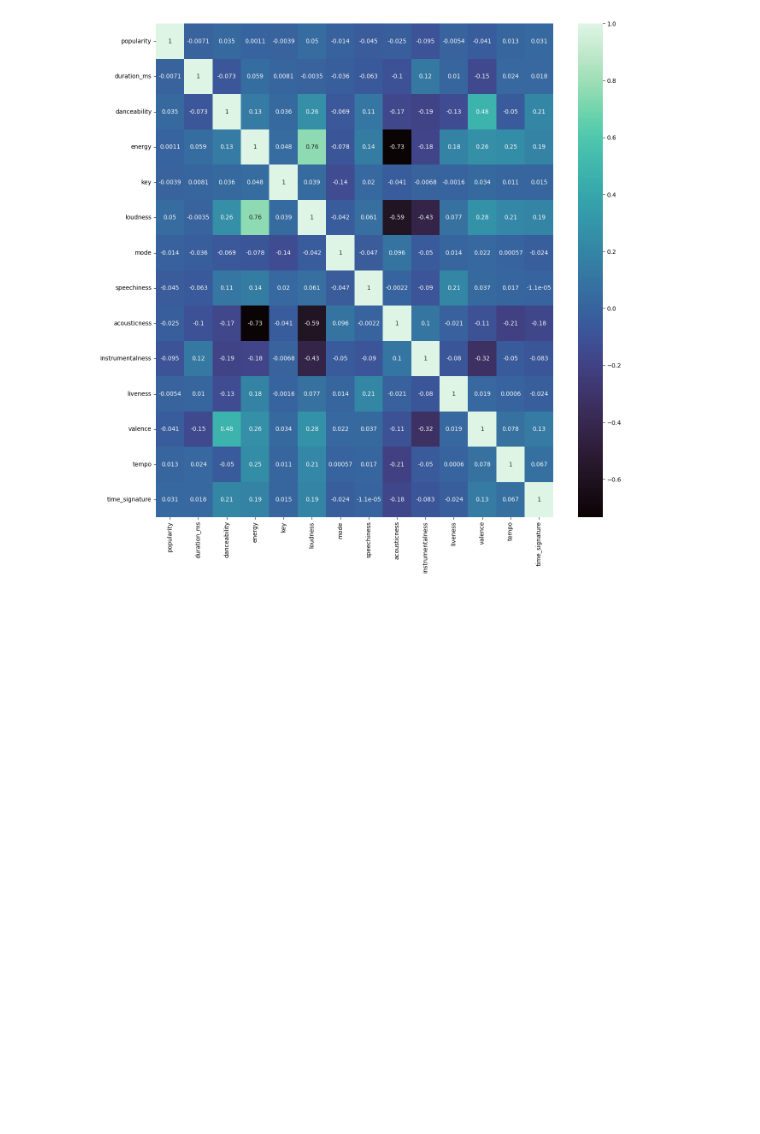
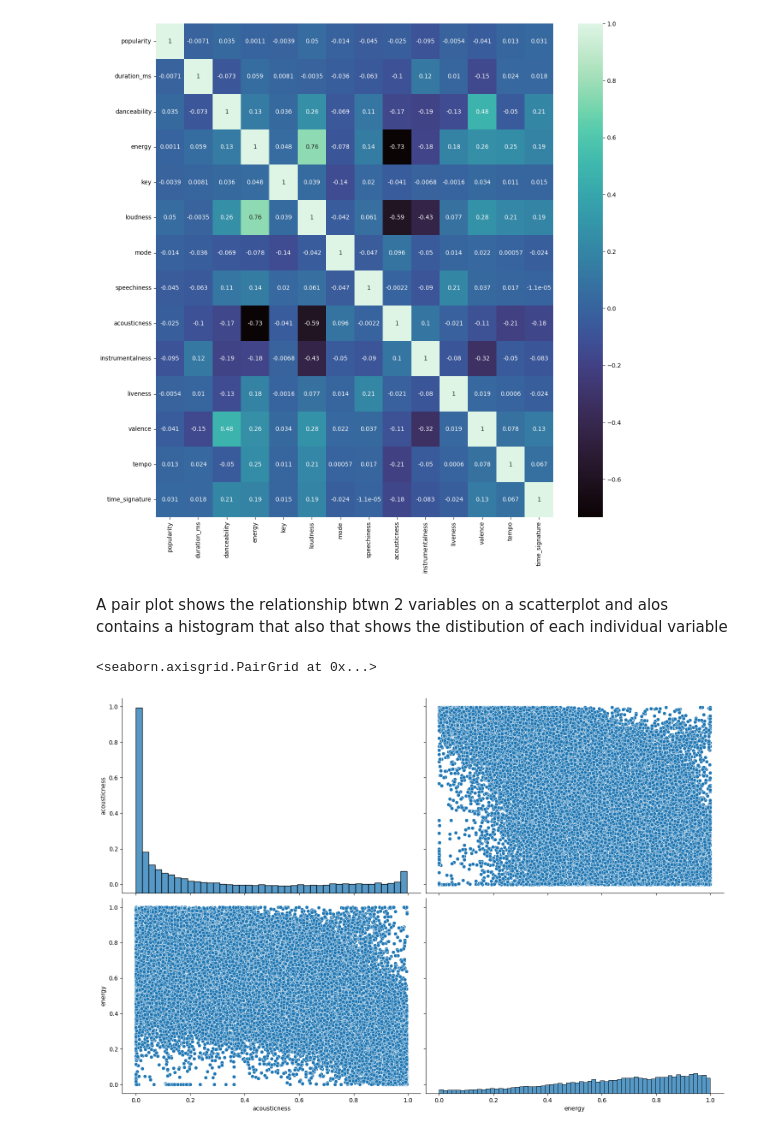
Before and after one commit to RunningBaldMan/spotify_eda_JustinMasters, a Jupyter notebook: eda.ipynb, the cells around one changed output. Cells and saved outputs as stored; diff of their text form; code cells hidden in the pictures; blank space fills up the shorter version.

```diff
--- a/eda.ipynb
+++ b/eda.ipynb
@@ -277,3 +277,10 @@ sns.heatmap(df_corr, annot=True, cmap='mako')
 # %% [output]
 <Axes: >
 [figure]
+# %% [markdown]
+A pair plot shows the relationship btwn 2 variables on a scatterplot and alos contains a histogram that also that shows the distibution of each individual variable
+# %%
+sns.pairplot(df[['acousticness', 'energy']], height=5, aspect = 1.5)
+# %% [output]
+<seaborn.axisgrid.PairGrid at 0x...>
+[figure, added]
```
Also changed, not shown: parts of 2 cells of this notebook.
